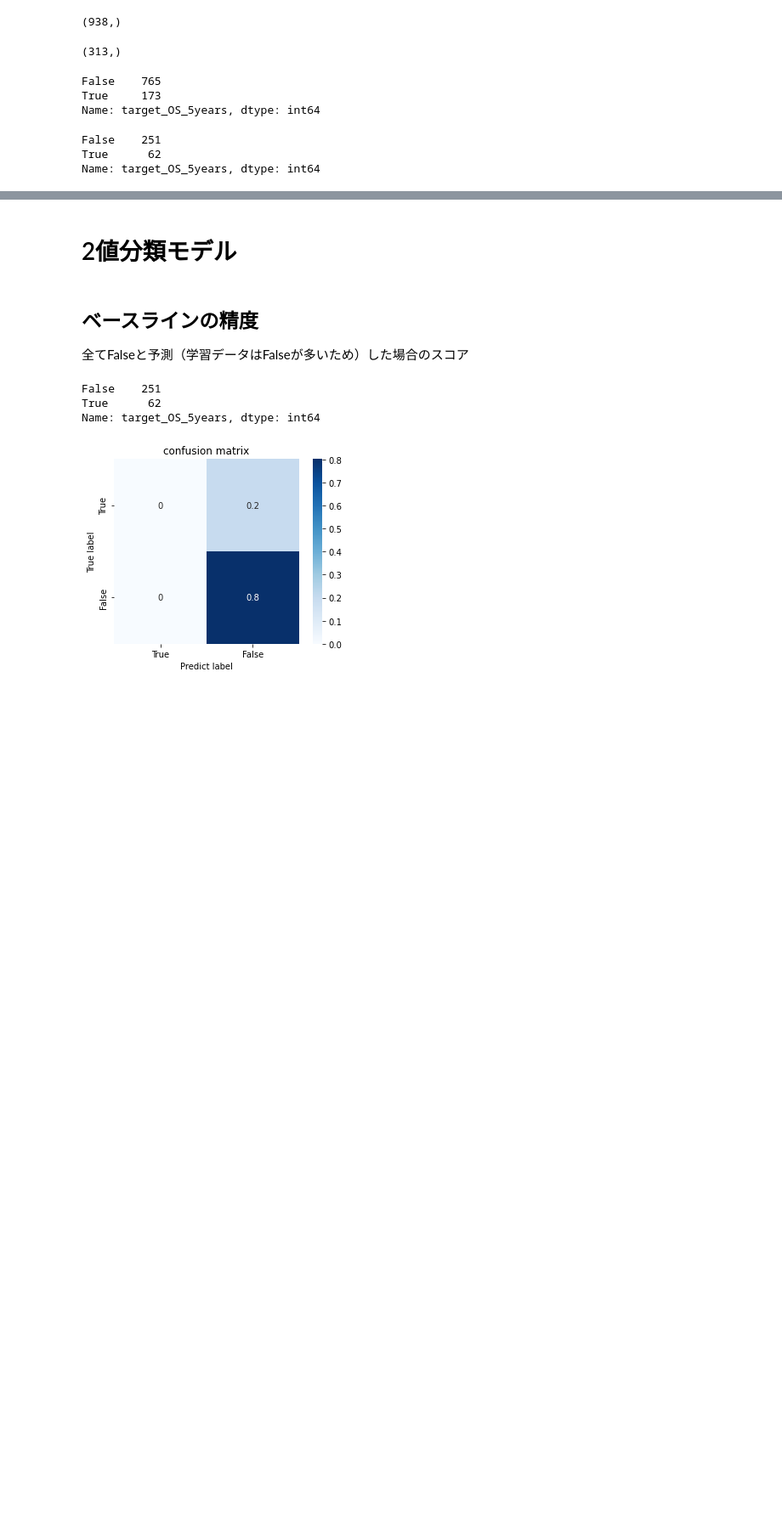
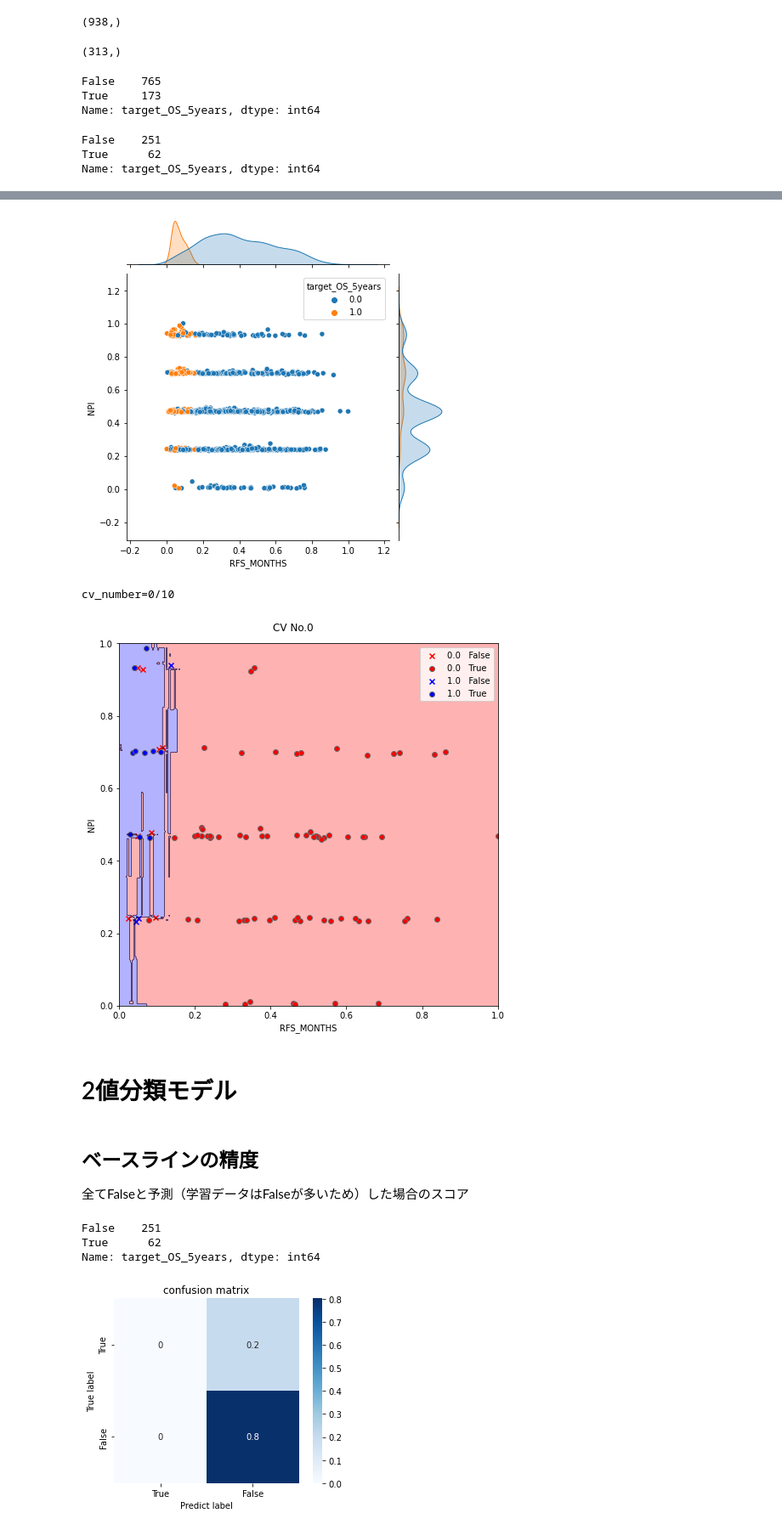
Before and after one commit to mono-clone/breast_cancer_analytics, a Jupyter notebook: notebooks/3.0.0-create_bcm_basic.ipynb, the cells around one changed output, grey strips where cells are left out. Shown: that part at 85% size. Saved outputs shown, nothing was run; the diff lists cells and outputs as text; code cells hidden in the pictures; blank space fills up the shorter version.

```diff
--- a/notebooks/3.0.0-create_bcm_basic.ipynb
+++ b/notebooks/3.0.0-create_bcm_basic.ipynb
@@ -173,0 +226,24 @@ Name: target_OS_5years, dtype: int64
+# %%
+# 散布図のプロット。targetの分類や、plot_columnsに沿った分布の様子も表記
+def sns_join_plot(
+    data: pd.DataFrame,
+    plot_columns: list,
+    target: str,
+    normalization: bool = True,
+    save_path: str = None,  # also need a file name
+):
+    df_tmp = data
+    if normalization:
+        df_tmp = transform_minmaxscaler(df_tmp)
+    sns.jointplot(
+        x=plot_columns[0],
+        y=plot_columns[1],
+        data=df_tmp,
+        hue=target,
+    )
+    plt.plot()
+
+    if save_path:
+        plt.savefig(save_path)
+    else:
+        plt.show()
@@ -174,3 +284,23 @@ Name: target_OS_5years, dtype: int64
+# %%
+# 例
+plot_columns = ["RFS_MONTHS", "NPI"]  # 過去に実施したモデル（決定木）で、nodeの役割を果たした特徴量
+target = "target_OS_5years"
+df_tmp = pd.merge(X_train, y_train, left_index=True, right_index=True)
+
+clf = RandomForestClassifier()
+
+sns_join_plot(df_tmp, plot_columns, target)
+
+sns_separator_plot(
+    clf=clf,
+    x_columns=plot_columns,
+    y_column=target,
+    data=df_tmp,
+)
+# %% [output]
+[figure, added]
+cv_number=0/10
+[figure, added]
 # %% [markdown]
 # 2値分類モデル
 # %%
```
Also changed, not shown: parts of 9 cells of this notebook, 3 other files.
